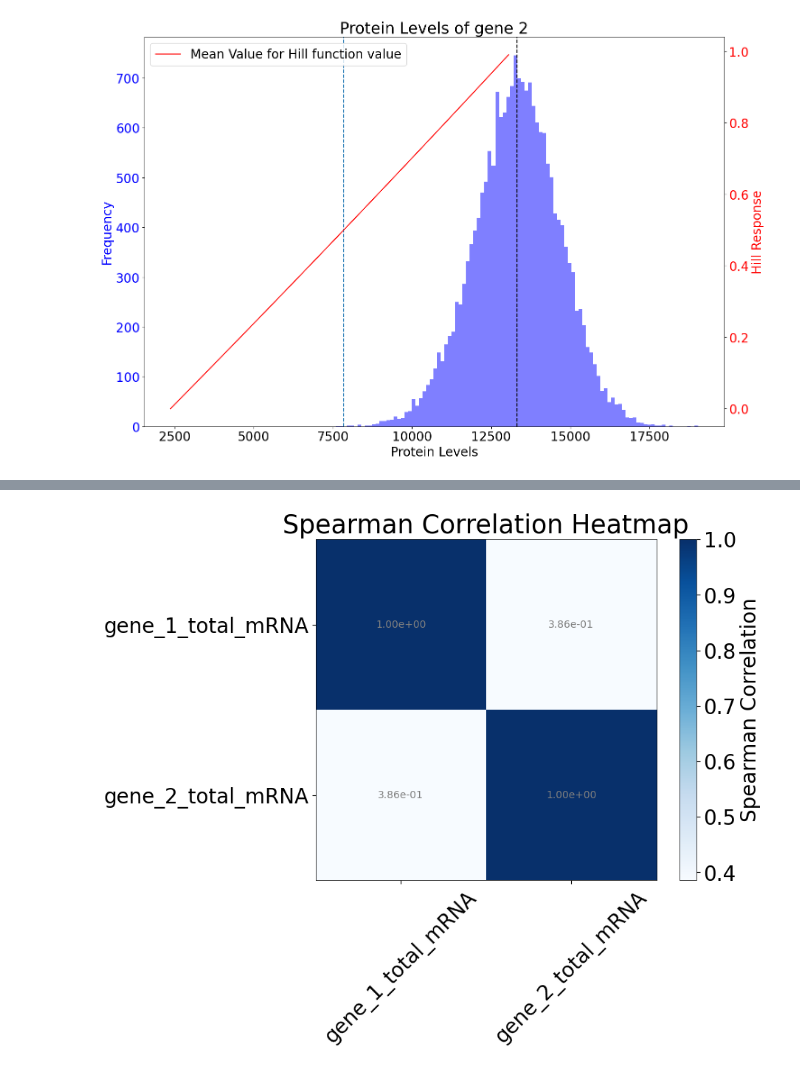
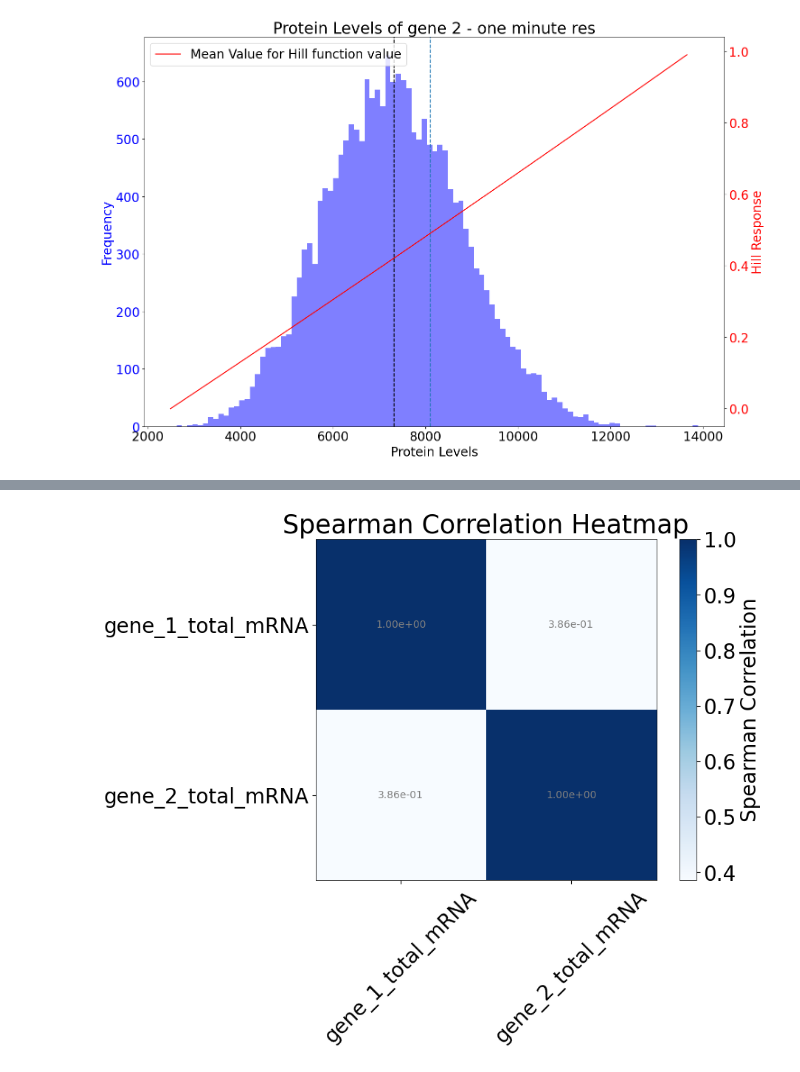
Before and after one commit to Keerthana910234/grnInference, a Jupyter notebook: analysisCode/analyze_new_generated_data.ipynb, the cells around one changed output, grey strips where cells are left out. Saved outputs shown, nothing was run; the diff lists cells and outputs as text; code cells hidden in the pictures.

Commit message:
modifief function to plot

```diff
--- a/analysisCode/analyze_new_generated_data.ipynb
+++ b/analysisCode/analyze_new_generated_data.ipynb
@@ -29,7 +29,7 @@ pylab.rcParams.update(params)
 # %%
 #PARAM VALS FOR THIS RUN
 # sim_file_use = '/home/mzo5929/Keerthana/grnInference/simulationData/simulations_parameter_scan_ec50_equals_median_kOn_added/k_Tf_on/samples_replicates_over_time_with_regulation_param_index_9_run_9.csv'
-sim_file_use = '/home/mzo5929/Keerthana/grnInference/simulationData/general_simulation_data/test/simulation_matrix101_A->B_different_params_11_12_add_1_diff_initial_condition.csv'
+sim_file_use = '/home/mzo5929/Keerthana/grnInference/simulation_data/general_simulation_data/test/simulation_matrix101_A_B_different_params_12_13_small_time_step.csv'
 # sim_file_use = '/home/mzo5929/Keerthana/grnInference/simulationData/simulations_rerun/with_regulation/median/samples_replicates_with_regulation_median_0.csv'
 num_sampling_times = 24
 num_cells = 10e3
@@ -100 +100,4 @@ def calculate_protein_level_with_regulation(params, hill_response=0.0, r_add=10,
     return protein_level
+# %%
+r_add = 1
+r_add
@@ -101,15 +106,16 @@ def calculate_protein_level_with_regulation(params, hill_response=0.0, r_add=10,
 # %%
-params_gene_1 = [0.4,69.58,29.9,4.96,17.514,0.0297]
-params_gene_2 = [0.212,31.93,79.28,5.54,88.79,0.14]
+params_gene_1 = [0.4023188424412684,69.57850258396365,29.902655460974103,4.9676607542185085,17.514301786039532,0.029712484672261147]
+params_gene_2 = [0.2127851341068382,31.933683905796215,79.28488335937969,5.548348142938958,88.7951704914292,0.14608750436112627]
+
 # Calculate equations for gene_1
-baseline_gene_1 = calculate_protein_level_with_regulation(params_gene_1, splicing_half_life=2.84861483037662/60)
-K_gene_1 = calculate_protein_level_with_regulation(params_gene_1, r_add=1, hill_response=0.5, splicing_half_life=2.84861483037662/60)
-maximal_gene_1 = calculate_protein_level_with_regulation(params_gene_1, r_add=1, hill_response=1, splicing_half_life=2.84861483037662/60)
+baseline_gene_1 = calculate_protein_level_with_regulation(params_gene_1, splicing_half_life=7/60)
+K_gene_1 = calculate_protein_level_with_regulation(params_gene_1, r_add=r_add, hill_response=0.5, splicing_half_life=7/60)
+maximal_gene_1 = calculate_protein_level_with_regulation(params_gene_1, r_add=r_add, hill_response=1, splicing_half_life=7/60)
 
 # Calculate equations for gene_2
-baseline_gene_2 = calculate_protein_level_with_regulation(params_gene_2, splicing_half_life=2.84861483037662/60)
-K_gene_2 = calculate_protein_level_with_regulation(params_gene_2, r_add=1, hill_response=0.5, splicing_half_life=2.84861483037662/60)
-maximal_gene_2 = calculate_protein_level_with_regulation(params_gene_2, r_add=1, hill_response=1, splicing_half_life=2.84861483037662/60)
+baseline_gene_2 = calculate_protein_level_with_regulation(params_gene_2, splicing_half_life=7/60)
+K_gene_2 = calculate_protein_level_with_regulation(params_gene_2, r_add=r_add, hill_response=0.5, splicing_half_life=7/60)
+maximal_gene_2 = calculate_protein_level_with_regulation(params_gene_2, r_add=r_add, hill_response=1, splicing_half_life=7/60)
 
 # Print results
 print("Gene 1:", baseline_gene_1, K_gene_1, maximal_gene_1)
@@ -143,7 +149,7 @@ different_levels_of_reg_df
 100 rows × 2 columns
 # %%
 #First compare regulation
-time = 300
+time = 300*60
 singleTime_df = updated_df[updated_df['timestep'] == time]
 singleTime_df = singleTime_df.reset_index(drop=True)
 n = 2
@@ -159,23 +188,22 @@ k_on_eff_2 = k_on_2 + 1*hill_gene_1
 # %%
 
 fig, ax1 = plt.subplots()
 
 # Plot histogram on the first y-axis
 ax1.hist(singleTime_df['gene_2_protein'], bins=100, alpha=0.5, label='gene 2 protein', color='blue')
 ax1.set_xlabel('Protein Levels')
 ax1.set_ylabel('Frequency', color='blue')
 ax1.tick_params(axis='y', labelcolor='blue')
 ax1.axvline(singleTime_df['gene_2_protein'].mean(), label = "Actual mean", linestyle = "--", color = "black")
 ax1.axvline(K_gene_2, label = "Theoretical mean", linestyle = "--")
-
 # Create a second y-axis
 ax2 = ax1.twinx()
 ax2.plot(different_levels_of_reg_df['Protein_Level'], different_levels_of_reg_df['Hill_Response'], color='red', label='Mean Value for Hill function value')
 ax2.set_ylabel('Hill Response', color='red')
 ax2.tick_params(axis='y', labelcolor='red')
-plt.title("Protein Levels of gene 2")
+plt.title("Protein Levels of gene 2 - one minute res")
 fig.tight_layout()
 plt.legend()
 plt.show()
 # %% [output]
-[figure, old version]
+[figure, new version]
```
Also changed, not shown: parts of 9 cells of this notebook.
